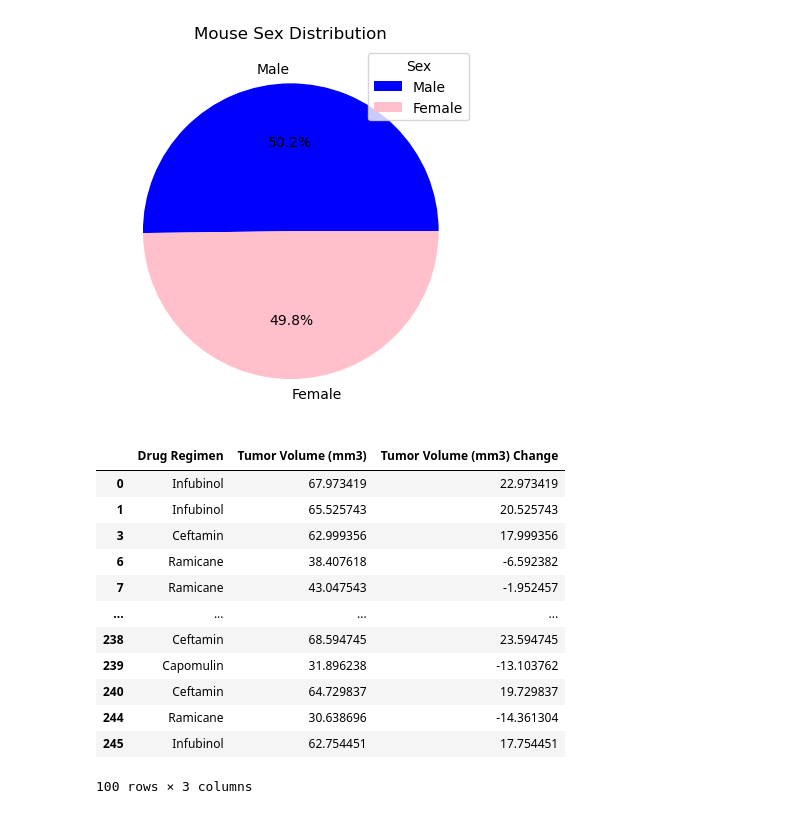
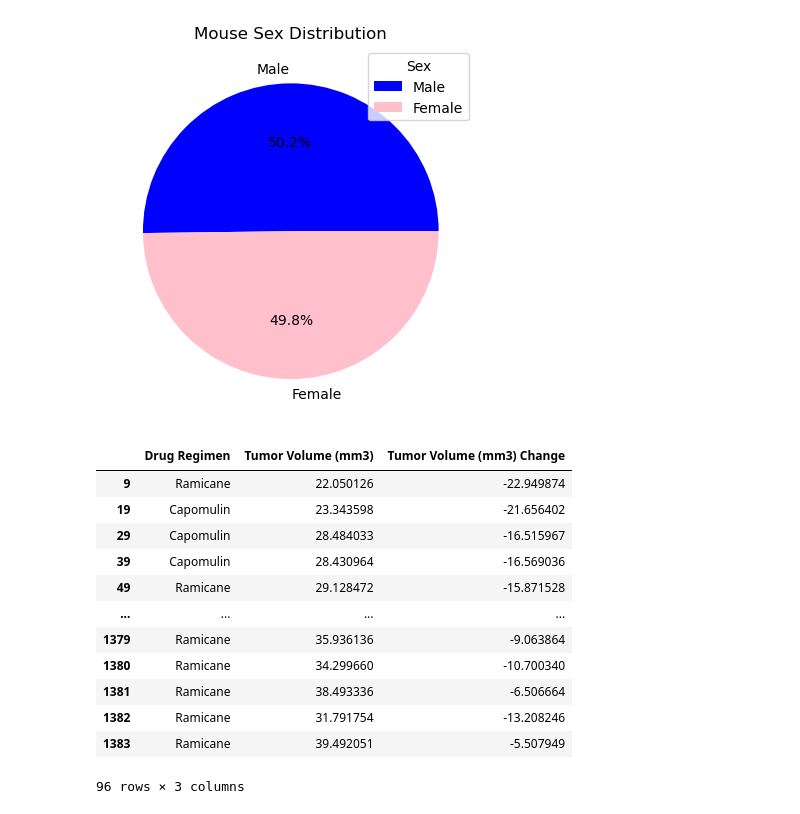
Before and after one commit to Jon-Pierson/pymaceuticals_capomulin_study, a Jupyter notebook: capomulin_data_analysis.ipynb, the cells around one changed output. Cells and saved outputs as stored; diff of their text form; code cells hidden in the pictures.

```diff
--- a/capomulin_data_analysis.ipynb
+++ b/capomulin_data_analysis.ipynb
@@ -747,0 +650,11 @@ for mouse in unique_mice_less45:
+# %%
+# Merge the interpolated_tumor_volume_df DataFrame with mouse_metadata DataFrame using the "Mouse ID" column
+interpolated_tumor_volume_metadata = pd.merge(interpolated_tumor_volume_df, mouse_metadata, on="Mouse ID")
+
+# Add a "Timepoint" column with a value of 45
+interpolated_tumor_volume_metadata["Timepoint"] = 45
+
+# Add a "Initial Tumor Volume (mm3)" column with a value of 45.0
+interpolated_tumor_volume_metadata["Initial Tumor Volume (mm3)"] = 45.0
+
+interpolated_tumor_volume_metadata
@@ -747,0 +691,9 @@ for mouse in unique_mice_less45:
+# %%
+# Create a copy of the csdc_tumor_volume_change_ftp_45 DataFrame with all columns except "Metastatic Sites", "Total Volume (mm3) Change", and "Tumor Volume % Reduction"
+csdc_tumor_data_with_interpolated = csdc_tumor_volume_change_ftp_45.drop(columns=["Metastatic Sites", "Tumor Volume (mm3) Change", "Tumor Volume % Reduction"])
+
+# Append the interpolated_tumor_volume_metadata DataFrame to the csdc_tumor_data_with_interpolated DataFrame
+csdc_tumor_data_with_interpolated = pd.concat([csdc_tumor_data_with_interpolated, interpolated_tumor_volume_metadata], ignore_index=True)
+
+# Display the csdc_tumor_data_with_interpolated DataFrame
+csdc_tumor_data_with_interpolated
@@ -747,0 +714,13 @@ for mouse in unique_mice_less45:
+# %%
+# Create a copy of the csdc_tumor_data_with_interpolated DataFrame
+last_timepoint = csdc_tumor_data_with_interpolated.copy()
+
+# Drop all rows in the last_timepoint DataFrame where the "Timepoint" is not equal to 45
+last_timepoint = last_timepoint[last_timepoint["Timepoint"] == 45]
+
+# Add Tumor Volume (mm3) Change and Tumor Volume % Reduction columns to the last_timepoint DataFrame
+last_timepoint["Tumor Volume (mm3) Change"] = last_timepoint["Tumor Volume (mm3)"] - last_timepoint["Initial Tumor Volume (mm3)"]
+last_timepoint["Tumor Volume % Reduction"] = (last_timepoint["Tumor Volume (mm3) Change"] / last_timepoint["Initial Tumor Volume (mm3)"]) * 100
+
+# Display the last_timepoint DataFrame
+last_timepoint
@@ -1079,30 +1072,30 @@ plt.close()
 # %%
 # Create a DataFrame to calculate the Quartiles, IQR, Lower Bound, and Upper Bound for the Tumor Volume (mm3) Change for the four most promising treatment regimens: Capomulin, Ramicane, Infubinol, and Ceftamin
 tumor_vol_change_quartiles_outliers = last_timepoint.copy()
-tumor_vol_change_quartiles_outliers.drop(columns=["Mouse ID", "Timepoint", "Metastatic Sites", "Tumor Volume % Reduction", "Initial Tumor Volume (mm3)", "Sex", "Age_months", "Weight (g)"], inplace=True)
+tumor_vol_change_quartiles_outliers.drop(columns=["Mouse ID", "Timepoint", "Tumor Volume % Reduction", "Initial Tumor Volume (mm3)", "Sex", "Age_months", "Weight (g)"], inplace=True)
 
 # Create a list of drugs to drop from the DataFrame
 drugs_to_drop = ["Placebo", "Stelasyn", "Zoniferol", "Ketapril", "Propriva", "Naftisol"]
 
 # Create a boolean mask to filter out the drugs to drop
 mask = tumor_vol_change_quartiles_outliers["Drug Regimen"].isin(drugs_to_drop)
 
 tumor_vol_change_quartiles_outliers.drop(tumor_vol_change_quartiles_outliers[mask].index , inplace=True)
 tumor_vol_change_quartiles_outliers
 # %% [output]
 |  | Drug Regimen | Tumor Volume (mm3) | Tumor Volume (mm3) Change |
-| 0 | Infubinol | 67.973419 | 22.973419 |
-| 1 | Infubinol | 65.525743 | 20.525743 |
-| 3 | Ceftamin | 62.999356 | 17.999356 |
-| 6 | Ramicane | 38.407618 | -6.592382 |
-| 7 | Ramicane | 43.047543 | -1.952457 |
+| 9 | Ramicane | 22.050126 | -22.949874 |
+| 19 | Capomulin | 23.343598 | -21.656402 |
+| 29 | Capomulin | 28.484033 | -16.515967 |
+| 39 | Capomulin | 28.430964 | -16.569036 |
+| 49 | Ramicane | 29.128472 | -15.871528 |
 | ... | ... | ... | ... |
-| 238 | Ceftamin | 68.594745 | 23.594745 |
-| 239 | Capomulin | 31.896238 | -13.103762 |
-| 240 | Ceftamin | 64.729837 | 19.729837 |
-| 244 | Ramicane | 30.638696 | -14.361304 |
-| 245 | Infubinol | 62.754451 | 17.754451 |
+| 1379 | Ramicane | 35.936136 | -9.063864 |
+| 1380 | Ramicane | 34.299660 | -10.700340 |
+| 1381 | Ramicane | 38.493336 | -6.506664 |
+| 1382 | Ramicane | 31.791754 | -13.208246 |
+| 1383 | Ramicane | 39.492051 | -5.507949 |
-100 rows × 3 columns
+96 rows × 3 columns
 # %%
 # Print the unique Drug Regimen values in the tumor_vol_change_quartiles_outliers DataFrame to ensure the drugs to drop were removed
 tumor_vol_change_quartiles_outliers["Drug Regimen"].unique()
```
Also changed, not shown: parts of 21 cells of this notebook, 4 other files.
